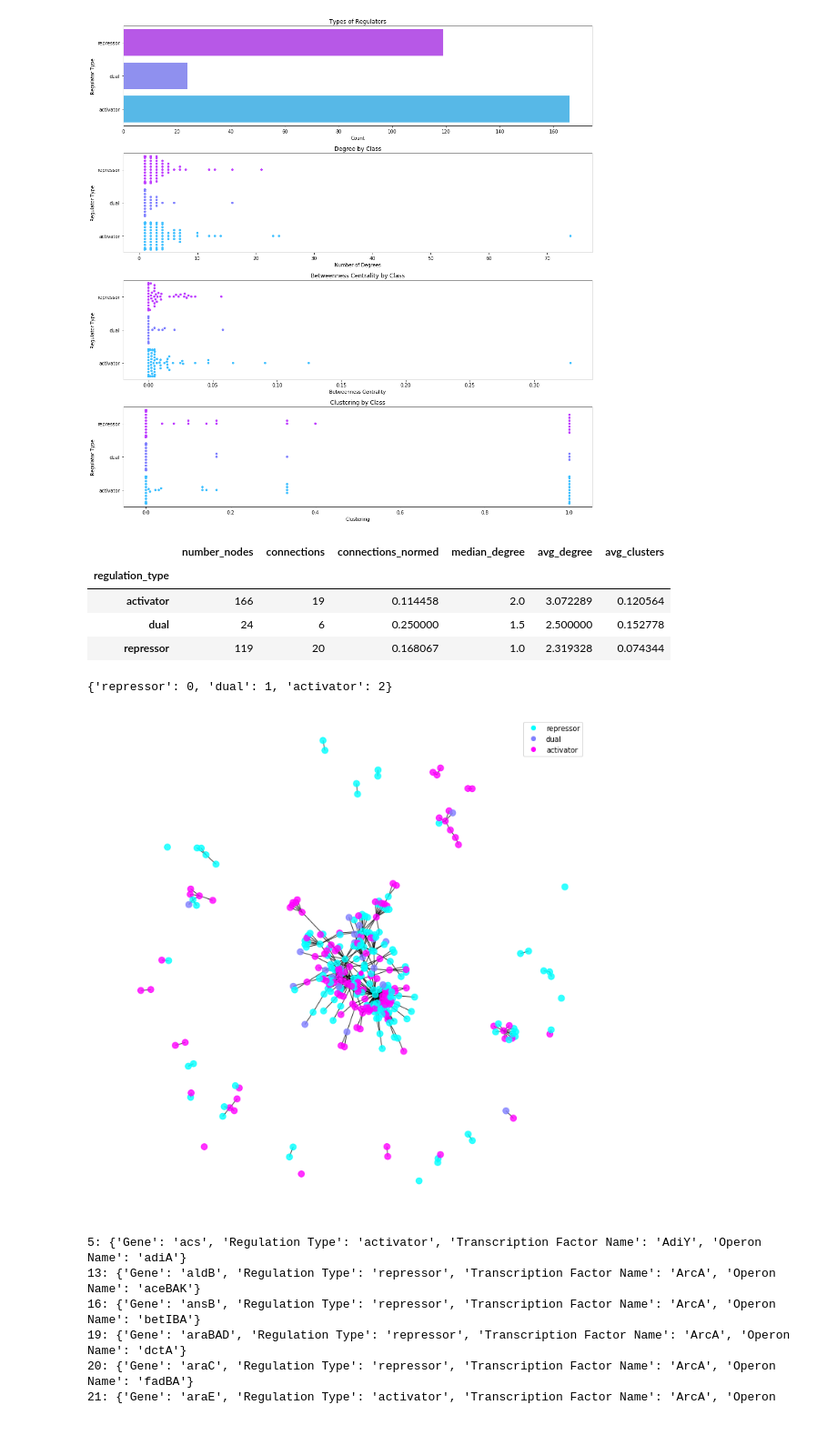
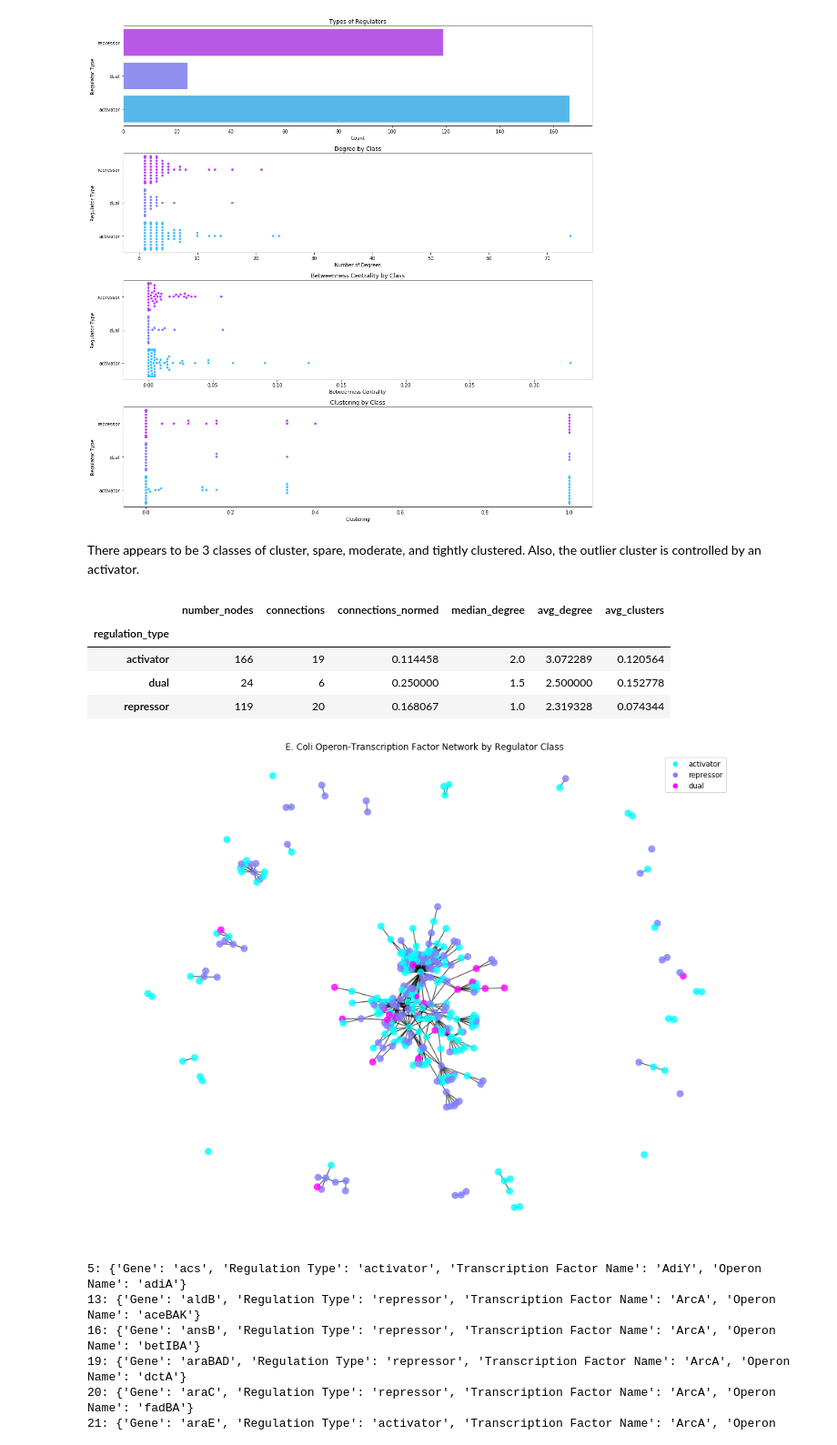
Before and after one commit to Trancefiend/Unit-6, a Jupyter notebook: Network Capstone 2.ipynb, the cells around one changed output. Shown: that part at 91% size. Cells and saved outputs as stored; diff of their text form; code cells hidden in the pictures.

```diff
--- a/Network Capstone 2.ipynb
+++ b/Network Capstone 2.ipynb
@@ -268,4 +270,6 @@ plt.tight_layout()
 plt.show()
 # %% [output]
 [figure]
+# %% [markdown]
+There appears to be 3 classes of cluster, spare, moderate, and tightly clustered. Also, the outlier cluster is controlled by an activator.
 # %%
@@ -285,57 +290,55 @@ component_df
 | activator | 166 | 19 | 0.114458 | 2.0 | 3.072289 | 0.120564 |
 | dual | 24 | 6 | 0.250000 | 1.5 | 2.500000 | 0.152778 |
 | repressor | 119 | 20 | 0.168067 | 1.0 | 2.319328 | 0.074344 |
-# %%
-classlist=list(nx.get_node_attributes(G,'Regulation Type').values())
-#Creating a dictionary associating each class with a unique integer.
-classes=set(classlist)
-dictionary=dict(zip(classes,range(len(classes))))
-class_list = []
-for stuff in classlist:
-    if stuff == 'activator':
-        class_list.append(0)
-    elif stuff == 'dual':
-        class_list.append(1)
-    else:
-        class_list.append(2)
-
-class_dict = dict(zip(list(G.nodes), class_list))
-dictionary
-# %% [output]
-{'repressor': 0, 'dual': 1, 'activator': 2}
+# %%
+#create a list of the regulation type attribute for each node
+classlist=list(nx.get_node_attributes(G,'Regulation Type').values())
+
+#set a legend for use in labeling
+legend_dictionary={'activator': 0, 'repressor': 1, 'dual': 2}
+
+#create a list that matches the value to the key in the legend
+class_list = []
+for stuff in classlist:
+    for value in legend_dictionary.items():
+        if stuff == value[0]:
+            class_list.append(value[1])
+
+#build a dictionary of node attributes that matches the legend dictionary
+class_dict = dict(zip(list(G.nodes), class_list))
 # %%
 import matplotlib.cm as cmx
 import matplotlib.colors as colors
-# You were missing the position.
+#set the position
 pos=nx.spring_layout(G)
+#set a value map to the class dictionary created above
 val_map = class_dict
-#I had this list for the name corresponding to the color but different from the node name
-ColorLegend = dictionary
+#set the color legend to equal the legend dictionary
+color_legend = legend_dictionary
 values = [val_map.get(node, 0) for node in G.nodes()]
-# Color mapping
-jet = cm = plt.get_cmap('cool')
+#color mapping
+cool = cm = plt.get_cmap('cool')
 cNorm  = colors.Normalize(vmin=0, vmax=max(values))
-scalarMap = cmx.ScalarMappable(norm=cNorm, cmap=jet)
+scalarMap = cmx.ScalarMappable(norm=cNorm, cmap=cool)
 
-# Using a figure to use it as a parameter when calling nx.draw_networkx
-plt.figure(figsize=(10,10))
+#use a f, ax plot to call the plot as a parameter and ax to build a legend
+plt.figure(figsize=(15,12))
 f = plt.figure(1)
 ax = f.add_subplot(1,1,1)
-for label in ColorLegend:
-    ax.plot([0],[0],color=scalarMap.to_rgba(ColorLegend[label]),label=label, marker='o', linewidth=0)
+for label in color_legend:
+    ax.plot([0],[0],color=scalarMap.to_rgba(color_legend[label]), label=label, marker='o', linewidth=0)
 
-# Just fixed the color map
-nx.draw_networkx(G,pos, cmap=jet, vmin=0, vmax=max(values),node_color=values,with_labels=False,ax=ax,
+#draw the network map with colored nodes and legend
+nx.draw_networkx(G,pos, cmap=cool, vmin=0, vmax=max(values), node_color=values, with_labels=False, ax=ax,
                 node_size=75, alpha=0.8)
 
 # Setting it to how it was looking before.
 plt.axis('off')
 f.set_facecolor('w')
 
+plt.title('E. Coli Operon-Transcription Factor Network by Regulator Class')
 plt.legend()
-
-f.tight_layout()
 plt.show()
 # %% [output]
-[figure, old version]
+[figure, new version]
 # %%
```
Also changed, not shown: parts of 23 cells of this notebook.
